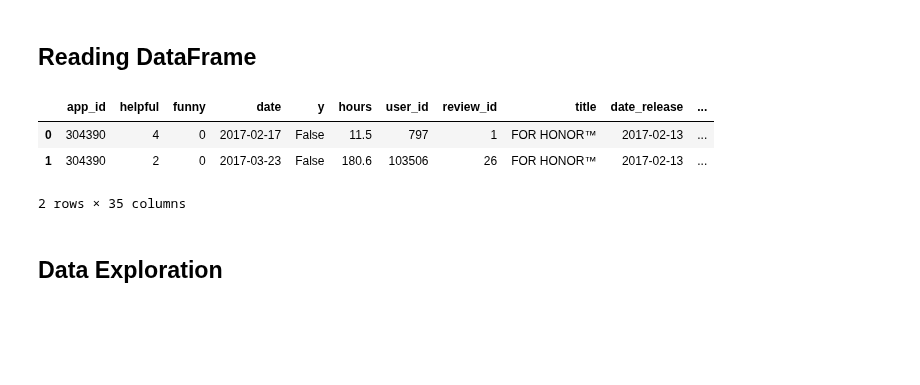
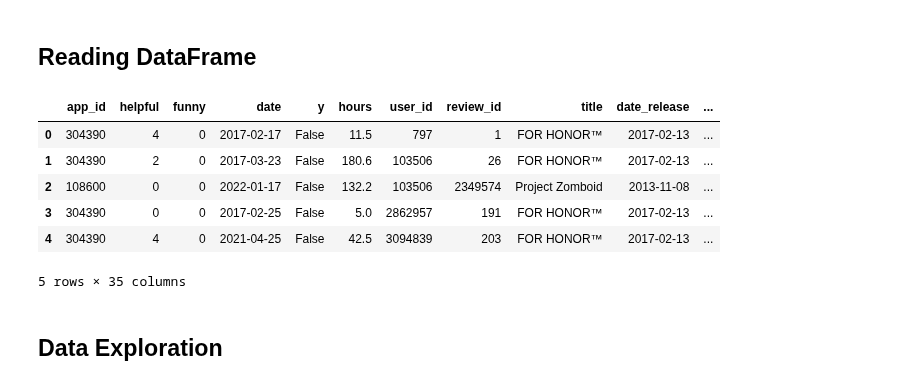
Before and after one commit to JohannesRahn/MachineLearningGroupProject, a Jupyter notebook: b_data_exploration.ipynb, the cells around one changed output. Saved outputs shown, nothing was run; the diff lists cells and outputs as text; code cells hidden in the pictures; blank space fills up the shorter version.

```diff
--- a/b_data_exploration.ipynb
+++ b/b_data_exploration.ipynb
@@ -20,12 +20,15 @@ from datetime import datetime
 ## Reading DataFrame
 # %%
 final_df = pd.read_csv("data/final_df.csv")
-final_df.head(2)
+final_df.head()
 # %% [output]
 |  | app_id | helpful | funny | date | y | hours | user_id | review_id | title | date_release | ... |
 | 0 | 304390 | 4 | 0 | 2017-02-17 | False | 11.5 | 797 | 1 | FOR HONOR™ | 2017-02-13 | ... |
 | 1 | 304390 | 2 | 0 | 2017-03-23 | False | 180.6 | 103506 | 26 | FOR HONOR™ | 2017-02-13 | ... |
+| 2 | 108600 | 0 | 0 | 2022-01-17 | False | 132.2 | 103506 | 2349574 | Project Zomboid | 2013-11-08 | ... |
+| 3 | 304390 | 0 | 0 | 2017-02-25 | False | 5.0 | 2862957 | 191 | FOR HONOR™ | 2017-02-13 | ... |
+| 4 | 304390 | 4 | 0 | 2021-04-25 | False | 42.5 | 3094839 | 203 | FOR HONOR™ | 2017-02-13 | ... |
-2 rows × 35 columns
+5 rows × 35 columns
 # %% [markdown]
 ## Data Exploration
 # %%
```
Also changed, not shown: parts of 4 cells of this notebook.
